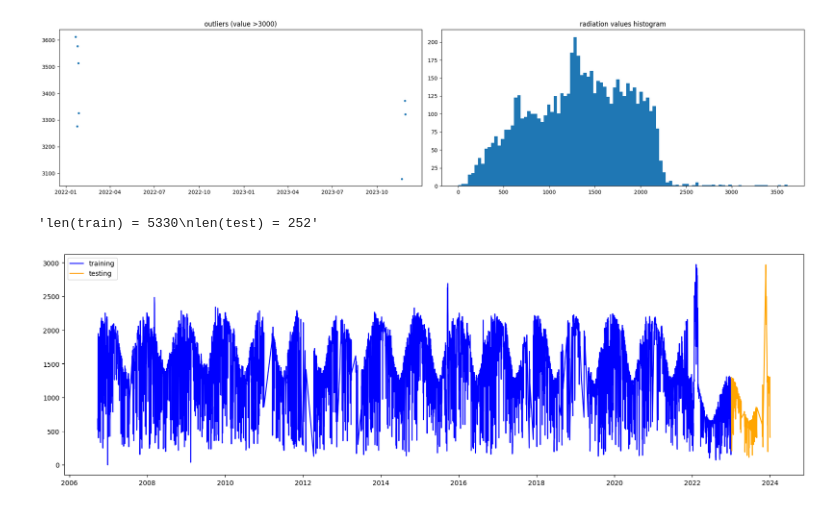
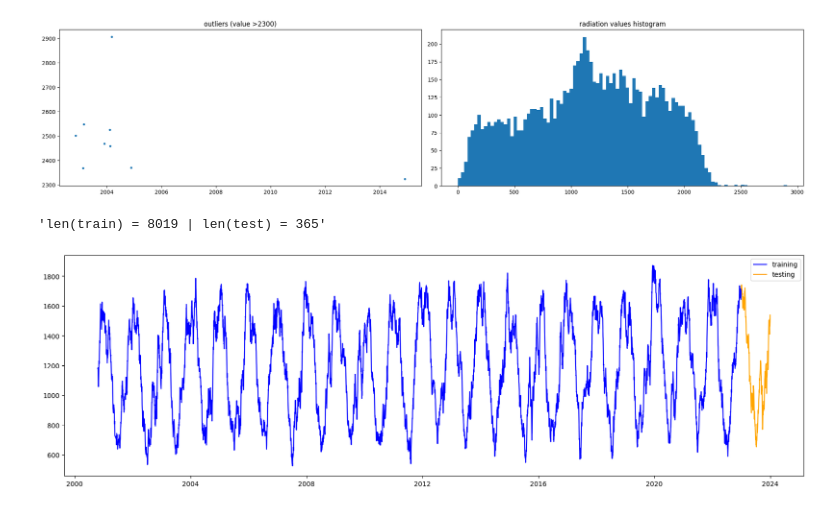
Before and after one commit to fellipessanha/solar-studies, a Jupyter notebook: data-treatment.ipynb, the cells around one changed output. Cells and saved outputs as stored; diff of their text form; code cells hidden in the pictures.

```diff
--- a/data-treatment.ipynb
+++ b/data-treatment.ipynb
@@ -144,7 +148,7 @@ by_day.head()
 # %%
 fig, ax = plt.subplots(1, 2)
 fig.set_figwidth(20)
-cap = 3000
+cap = 2300
 
 ax[0].set_title(f"outliers (value >{cap})")
 ax[0].plot(by_day.loc[by_day[target] > cap, target], ".")
@@ -154,39 +158,44 @@ ax[1].hist(by_day[target], 100)
 
 plt.tight_layout()
 
-by_day = by_day.loc[by_day[target] < cap]
+# by_day = by_day.loc[by_day[target] < cap]
 # %% [output]
-[figure, old version]
+[figure, new version]
 # %%
-date_threshold, date_mask = "2023", "%Y"
-date_upper_threshold = str(int(date_threshold) + 1)
+date_threshold = pd.to_datetime("2023-01-01", format="%Y-%m-%d")
+date_upper_threshold = date_threshold + pd.DateOffset(years=1)
 
 
 def training_threshold(col):
-    return col <= pd.to_datetime(date_threshold, format=date_mask)
+    return col <= date_threshold
 
 
 def testing_treshold(col):
-    return ~training_threshold(col) & (
-        col <= pd.to_datetime(date_upper_threshold, format=date_mask)
-    )
+    return (col >= date_threshold) & (col <= date_upper_threshold)
 
 
 def split_datasets(df):
     return (
-        df[training_threshold(df.index)].dropna(),
-        df[testing_treshold(df.index)].dropna(),
+        df[training_threshold(df.index)],  # .dropna(),
+        df[testing_treshold(df.index)],  # .dropna(),
     )
+
+
+def make_rolling_window(df: pd.DataFrame, window_size=28):
+    return df.rolling(window=window_size).mean()
 
 
 train, test = split_datasets(by_day)
 
+by_day_rolling = make_rolling_window(by_day)
+train_rolling, test_rolling = split_datasets(by_day_rolling)
+
 plt.figure(figsize=FIGSIZE)
-plt.plot(train[target], color="blue", label="training")
-plt.plot(test[target], color="orange", label="testing")
+plt.plot(train_rolling[target], color="blue", label="training")
+plt.plot(test_rolling[target], color="orange", label="testing")
 plt.legend()
 
-f"len(train) = {train[target].size}\nlen(test) = {test[target].size}"
+f"len(train) = {train[target].size} | len(test) = {test[target].size}"
 # %% [output]
-'len(train) = 5330\nlen(test) = 252'
+'len(train) = 8019 | len(test) = 365'
-[figure, old version]
+[figure, new version]
```
Also changed, not shown: parts of 17 cells of this notebook.
